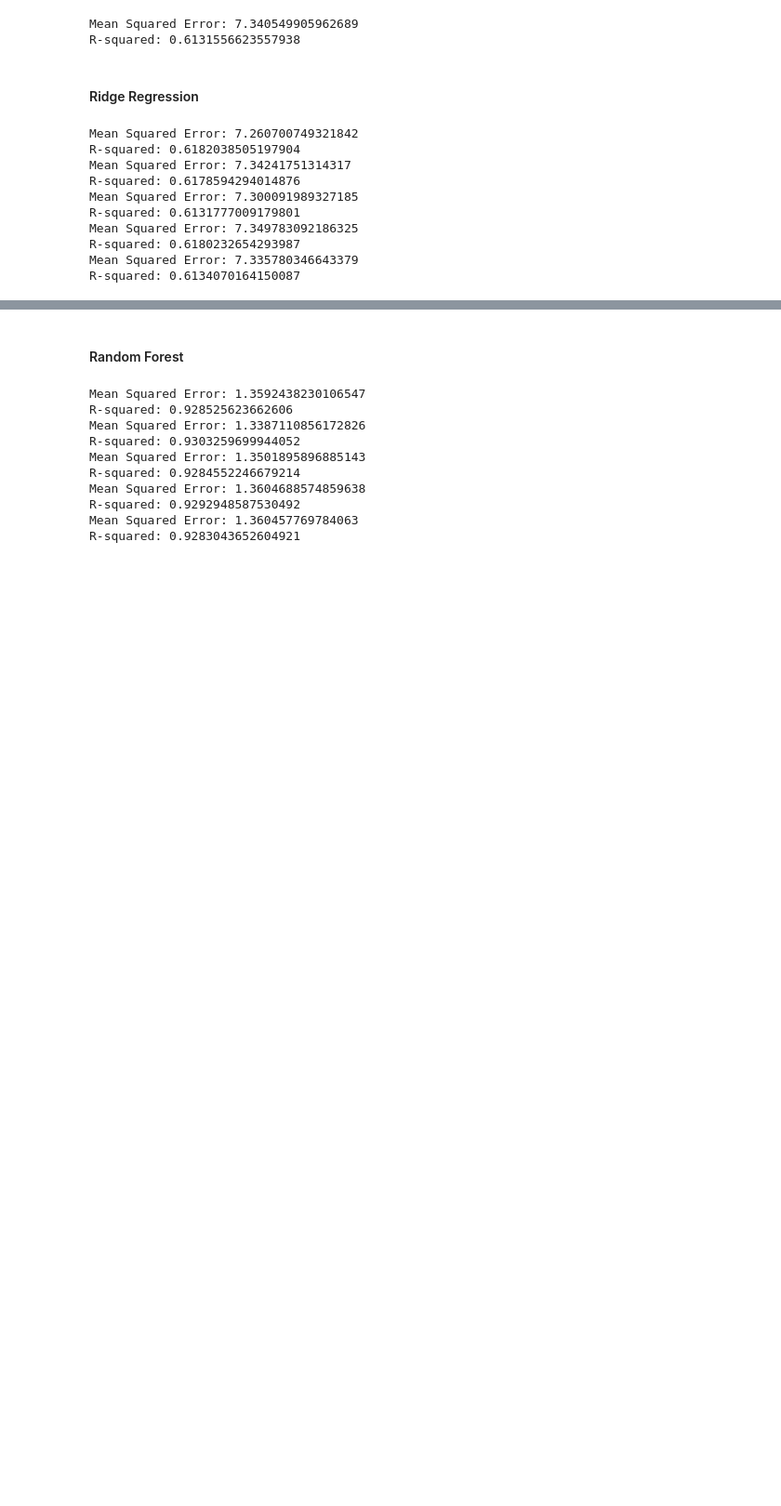
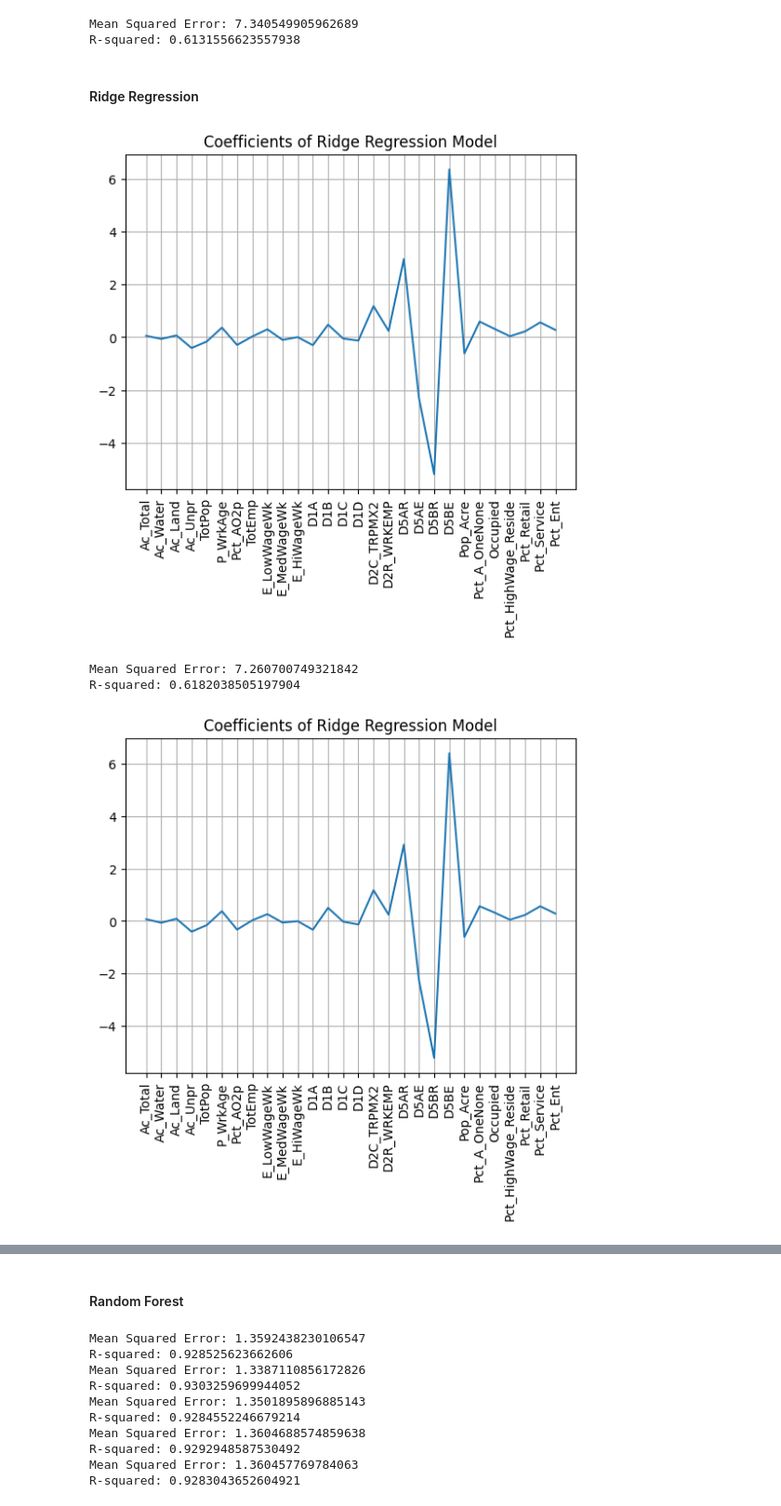
Before and after one commit to JamesJFan/CS6140_MachineLearning_FinalProject_Group1, a Jupyter notebook: CS6140_MachineLearning_FinalProject_Group1.ipynb, the cells around one changed output, grey strips where cells are left out. Shown at 93% size. Drawn from its saved outputs; the diff is of its cells as text; code cells hidden in the pictures; blank space fills up the shorter version.

Commit message:
Added visualization switch to model function

```diff
--- a/CS6140_MachineLearning_FinalProject_Group1.ipynb
+++ b/CS6140_MachineLearning_FinalProject_Group1.ipynb
@@ -450,18 +450,12 @@ R-squared: 0.6131556623557938
 # %% [markdown]
 #### Ridge Regression
 # %%
-ridge_mse_list, ridge_r2_list = model_train_and_eval(ridge, X, y, model_name="Ridge")
+ridge_mse_list, ridge_r2_list = model_train_and_eval(ridge, X, y, model_name="Ridge", visual=True)
 
 mse_list.append(np.mean(ridge_mse_list))
 r2_list.append(np.mean(ridge_r2_list))
 # %% [output]
+[figure, added]
 Mean Squared Error: 7.260700749321842
 R-squared: 0.6182038505197904
-Mean Squared Error: 7.34241751314317
-R-squared: 0.6178594294014876
-Mean Squared Error: 7.300091989327185
-R-squared: 0.6131777009179801
-Mean Squared Error: 7.349783092186325
-R-squared: 0.6180232654293987
-Mean Squared Error: 7.335780346643379
-R-squared: 0.6134070164150087
+[figure, added]
```
Also changed, not shown: parts of 1 cell of this notebook.
